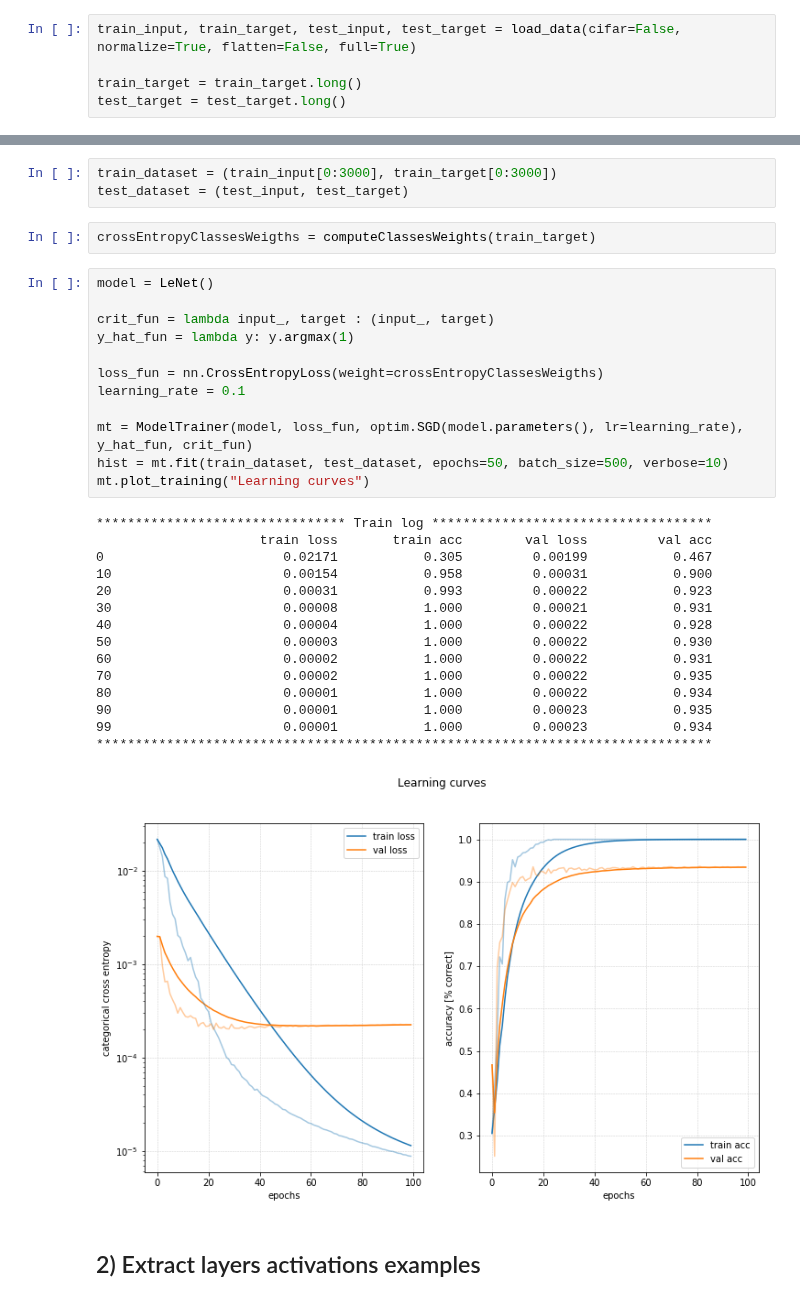
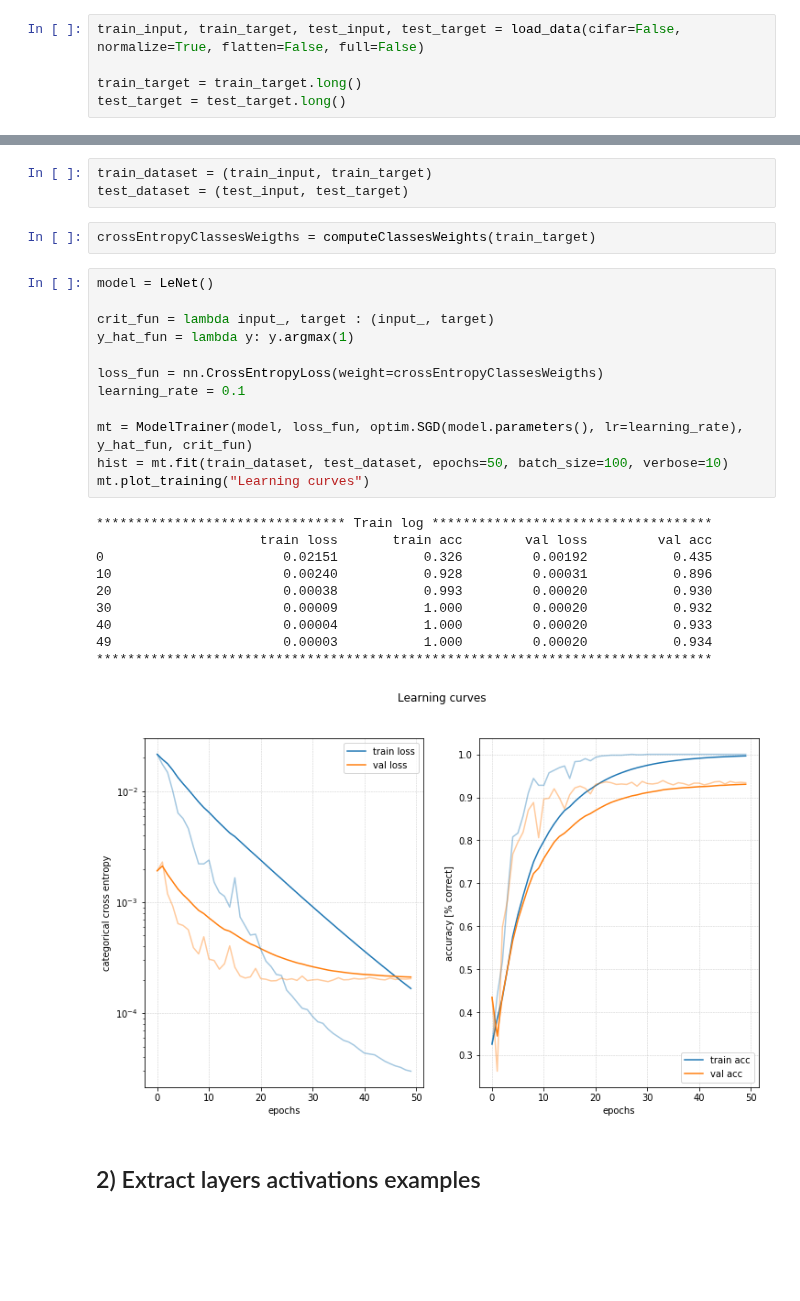
Before and after one commit to palexlee/DeepWololo, a Jupyter notebook: yves_notebook.ipynb, the cells around one changed output, grey strips where cells are left out. Cells and saved outputs as stored; diff of their text form; blank space fills up the shorter version.

Commit message:
begining implementation of analysis G model, modified data loader generate dataset return Tensor shape

```diff
--- a/yves_notebook.ipynb
+++ b/yves_notebook.ipynb
@@ -29,7 +30,7 @@ Using GPU:  GeForce GTX 1080 Ti
 # %% [markdown]
 ## Loading the data (MNIST)
 # %%
-train_input, train_target, test_input, test_target = load_data(cifar=False, normalize=True, flatten=False, full=True)
+train_input, train_target, test_input, test_target = load_data(cifar=False, normalize=True, flatten=False, full=False)
 
 train_target = train_target.long()
 test_target = test_target.long()
@@ -43,38 +45,33 @@ print("# of training samples : "+str(len(train_input)))
 # %% [markdown]
 ## 1) LeNet with disjoint trainset and testset
 # %%
-train_dataset = (train_input[0:3000], train_target[0:3000])
+train_dataset = (train_input, train_target)
 test_dataset = (test_input, test_target)
 # %%
 crossEntropyClassesWeigths = computeClassesWeights(train_target)
 # %%
 model = LeNet()
 
 crit_fun = lambda input_, target : (input_, target)
 y_hat_fun = lambda y: y.argmax(1)
 
 loss_fun = nn.CrossEntropyLoss(weight=crossEntropyClassesWeigths)
 learning_rate = 0.1
 
 mt = ModelTrainer(model, loss_fun, optim.SGD(model.parameters(), lr=learning_rate), y_hat_fun, crit_fun)
-hist = mt.fit(train_dataset, test_dataset, epochs=50, batch_size=500, verbose=10)
+hist = mt.fit(train_dataset, test_dataset, epochs=50, batch_size=100, verbose=10)
 mt.plot_training("Learning curves")
 # %% [output]
 ******************************** Train log ************************************
                      train loss       train acc        val loss         val acc
-0                       0.02171           0.305         0.00199           0.467
-10                      0.00154           0.958         0.00031           0.900
-20                      0.00031           0.993         0.00022           0.923
-30                      0.00008           1.000         0.00021           0.931
-40                      0.00004           1.000         0.00022           0.928
-50                      0.00003           1.000         0.00022           0.930
-60                      0.00002           1.000         0.00022           0.931
-70                      0.00002           1.000         0.00022           0.935
-80                      0.00001           1.000         0.00022           0.934
-90                      0.00001           1.000         0.00023           0.935
-99                      0.00001           1.000         0.00023           0.934
+0                       0.02151           0.326         0.00192           0.435
+10                      0.00240           0.928         0.00031           0.896
+20                      0.00038           0.993         0.00020           0.930
+30                      0.00009           1.000         0.00020           0.932
+40                      0.00004           1.000         0.00020           0.933
+49                      0.00003           1.000         0.00020           0.934
 *******************************************************************************
-[figure, old version]
+[figure, new version]
 # %% [markdown]
 ## 2) Extract layers activations examples
 # %%
```
Also changed, not shown: parts of 19 cells of this notebook, 2 other files.
